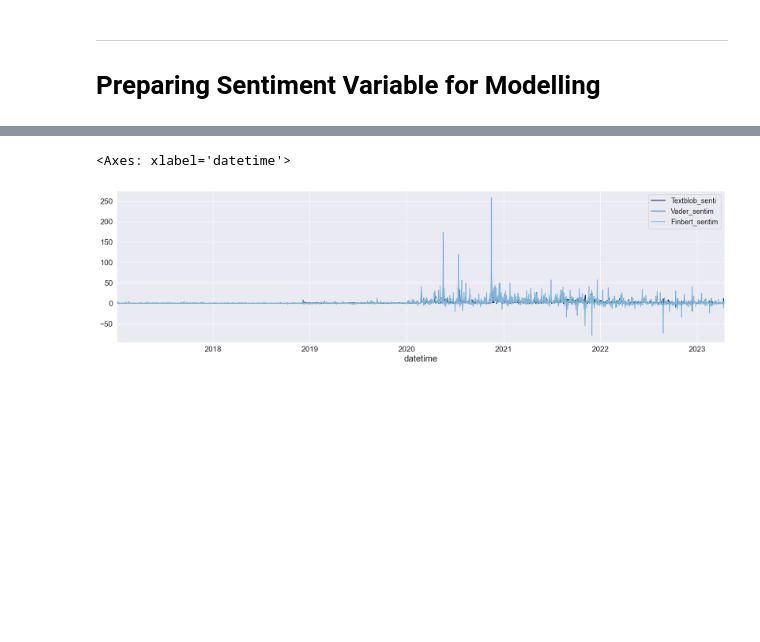
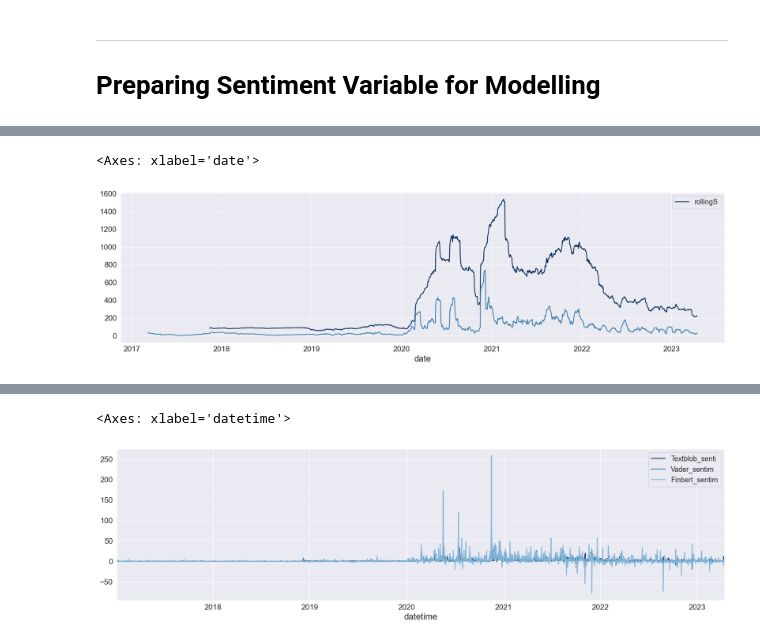
Before and after one commit to Diegozu97/thesis_code, a Jupyter notebook: 03_sentiment_modelling.ipynb, the cells around one changed output, grey strips where cells are left out. Drawn from its saved outputs; the diff is of its cells as text; code cells hidden in the pictures; blank space fills up the shorter version.

```diff
--- a/03_sentiment_modelling.ipynb
+++ b/03_sentiment_modelling.ipynb
@@ -260,3 +350,9 @@ twitter_senti_df = pd.read_csv(twitter_data_path +"/twitter_senti_raw_df.csv")
+# %%
+df2.rollingS.plot(figsize=(20,5), legend="100days")
+df2.rollingSW.plot(figsize=(20,5))
+# %% [output]
+<Axes: xlabel='date'>
+[figure, added]
 # %%
 def fix_data(df):
     for idx in range(len(df)):
```
Also changed, not shown: parts of 22 cells of this notebook.
